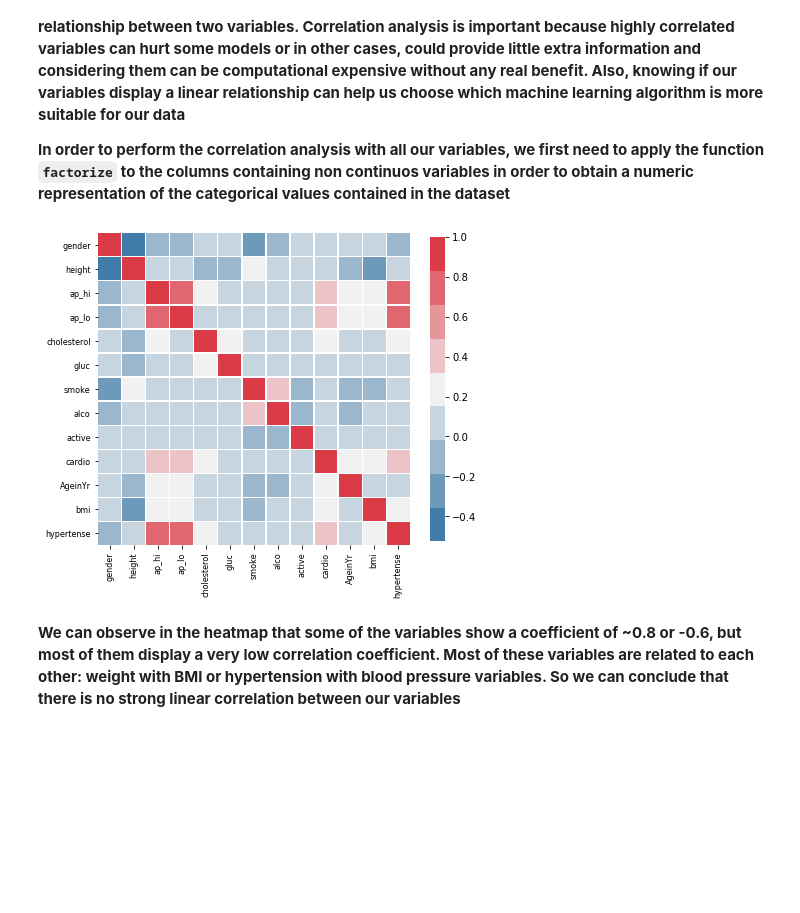
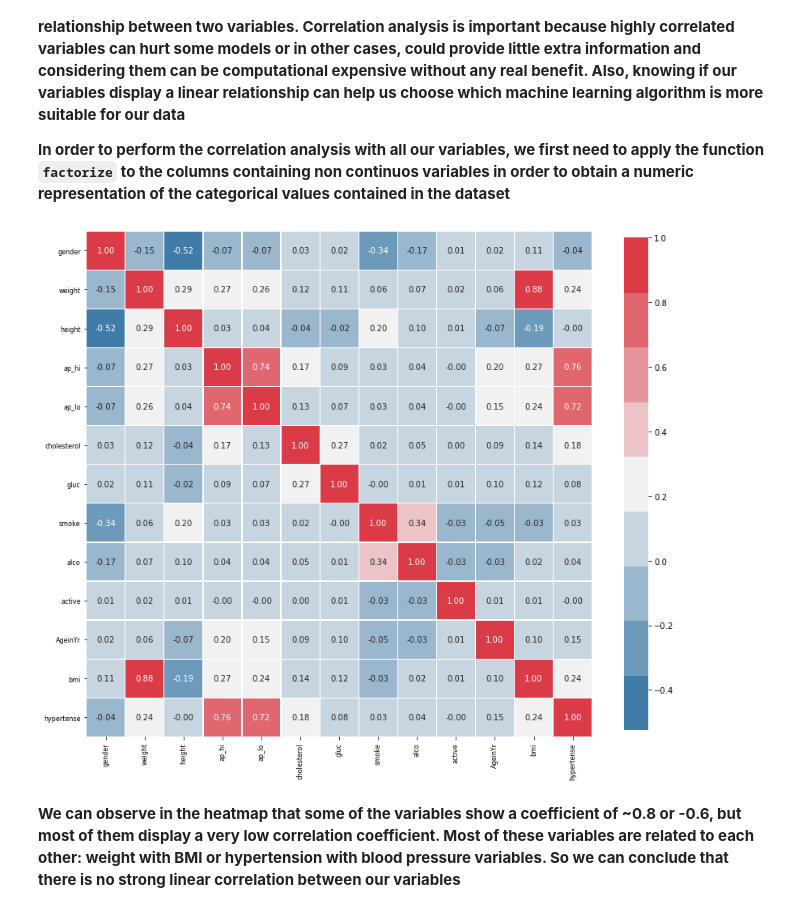
Before and after one commit to javisrv/Cardiovascular_event_prediction, a Jupyter notebook: scripts/Visualizations.ipynb, the cells around one changed output. Cells and saved outputs as stored; diff of their text form; code cells hidden in the pictures; blank space fills up the shorter version.

```diff
--- a/scripts/Visualizations.ipynb
+++ b/scripts/Visualizations.ipynb
@@ -197,20 +197,20 @@ categorical_variables = ['gender', 'cholesterol', 'gluc', 'smoke', 'alco', 'acti
 # %%
 data[categorical_variables] = data[categorical_variables].apply(lambda x : pd.factorize(x)[0])
 # %%
-values_heatmap = ['gender', 'height', 'ap_hi', 'ap_lo', 'cholesterol', 'gluc', 'smoke', 'alco', 'active', 'cardio', 'AgeinYr',
+values_heatmap = ['gender', 'weight', 'height', 'ap_hi', 'ap_lo', 'cholesterol', 'gluc', 'smoke', 'alco', 'active',  'AgeinYr',
                   'bmi', 'hypertense']
 # %%
 data_heatmap = data[values_heatmap]
 # %%
 corr = data_heatmap.dropna().corr(method = 'pearson')
 # %%
-plt.figure(figsize=(7, 7))
+plt.figure(figsize=(14, 14))
 cmap = sns.diverging_palette(240, 10, n=9, center = 'light')
-sns.heatmap(corr, linewidths=.2, cmap = cmap, cbar_kws={"shrink": .8}, square=True, xticklabels=True, yticklabels=True);
+sns.heatmap(corr, linewidths=.2, cmap = cmap, cbar_kws={"shrink": .8}, square=True, xticklabels=True, yticklabels=True, annot = True, fmt = '.2f');
 plt.yticks(size= 8, rotation=0)
 plt.xticks(size = 8, rotation = 90);
 # %% [output]
-[figure, old version]
+[figure, new version]
 # %% [markdown]
 **We can observe in the heatmap that some of the variables show a coefficient of ~0.8 or -0.6, but most of them display a very low correlation coefficient. Most of these variables are related to each other: weight with BMI or hypertension with blood pressure variables. So we can conclude that there is no strong linear correlation between our variables**
 # %%
```
Also changed, not shown: 2 other files.
